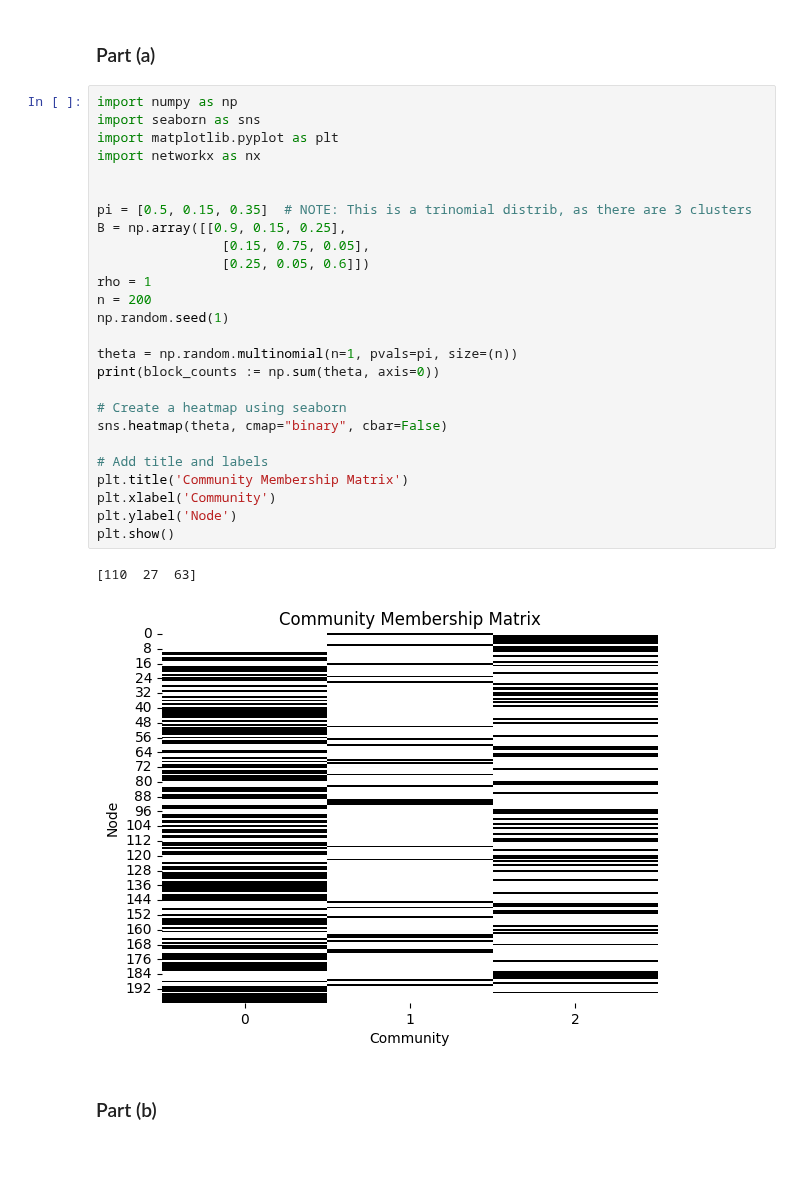
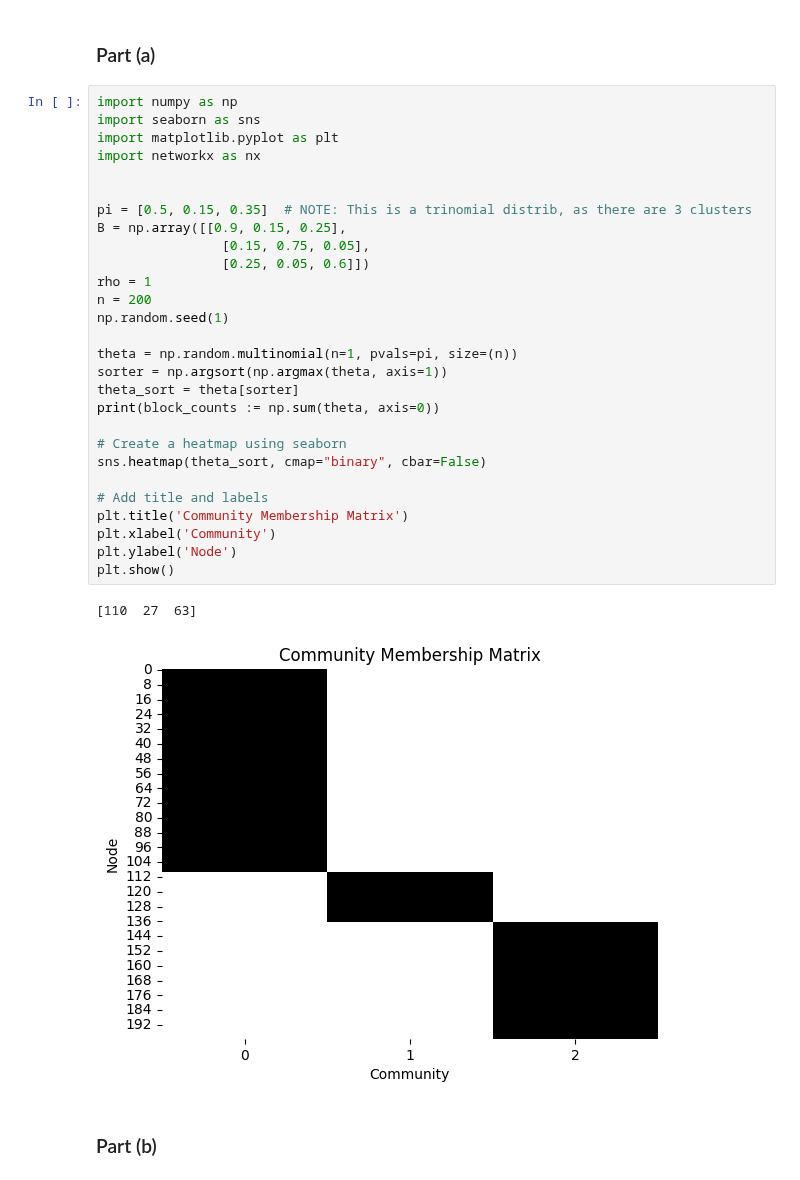
Before and after one commit to DapperDataAnalyst/Advanced-Predictive-Models, a Jupyter notebook: Staff-Graded Network Models.ipynb, the cells around one changed output. Drawn from its saved outputs; the diff is of its cells as text.

Commit message:
Made tweaks to sort theta

```diff
--- a/Staff-Graded Network Models.ipynb
+++ b/Staff-Graded Network Models.ipynb
@@ -5,32 +5,34 @@
 # %%
 import numpy as np
 import seaborn as sns
 import matplotlib.pyplot as plt
 import networkx as nx
 
 
 pi = [0.5, 0.15, 0.35]  # NOTE: This is a trinomial distrib, as there are 3 clusters
 B = np.array([[0.9, 0.15, 0.25],
                 [0.15, 0.75, 0.05],
                 [0.25, 0.05, 0.6]])
 rho = 1
 n = 200
 np.random.seed(1)
 
 theta = np.random.multinomial(n=1, pvals=pi, size=(n))
+sorter = np.argsort(np.argmax(theta, axis=1))
+theta_sort = theta[sorter]
 print(block_counts := np.sum(theta, axis=0))
 
 # Create a heatmap using seaborn
-sns.heatmap(theta, cmap="binary", cbar=False)
+sns.heatmap(theta_sort, cmap="binary", cbar=False)
 
 # Add title and labels
 plt.title('Community Membership Matrix')
 plt.xlabel('Community')
 plt.ylabel('Node')
 plt.show()
 # %% [output]
 [110  27  63]
-[figure, old version]
+[figure, new version]
 # %% [markdown]
 ### Part (b)
 # %%
```
Also changed, not shown: parts of 2 cells of this notebook.
